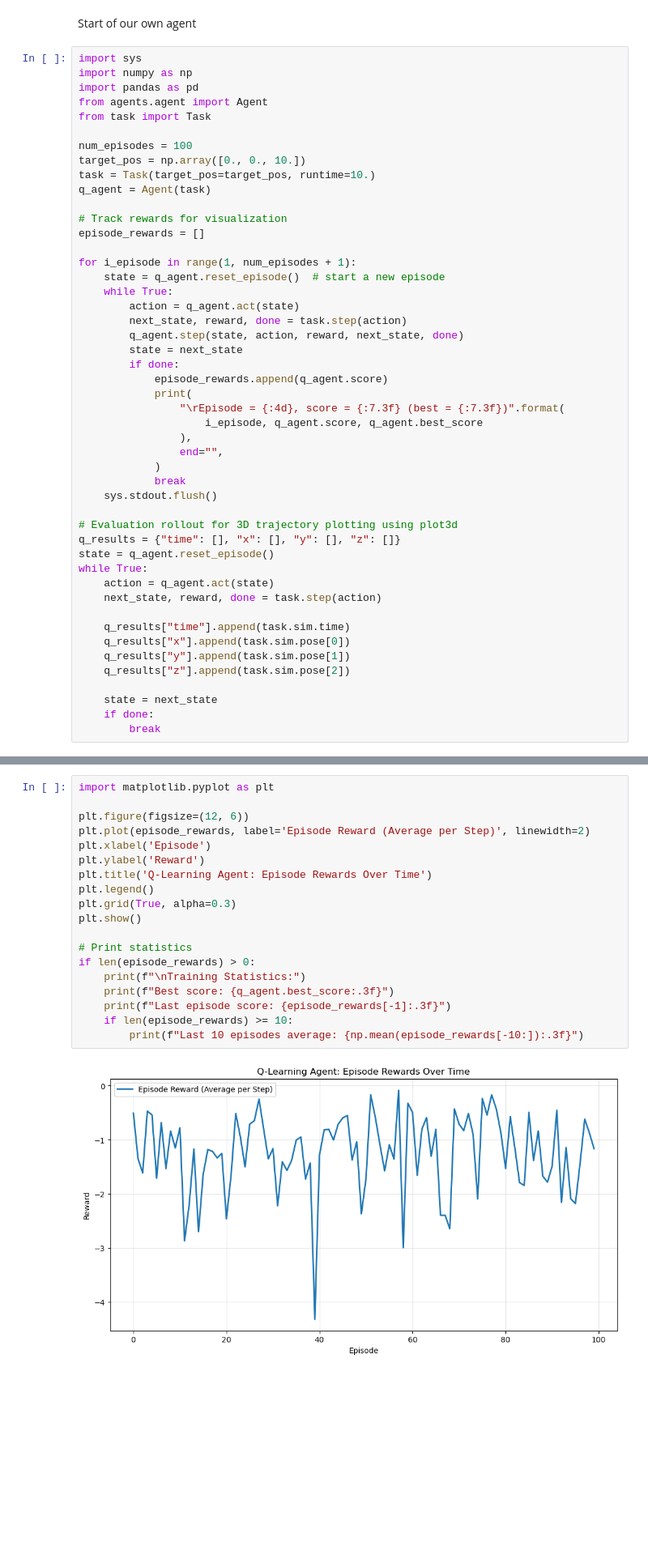
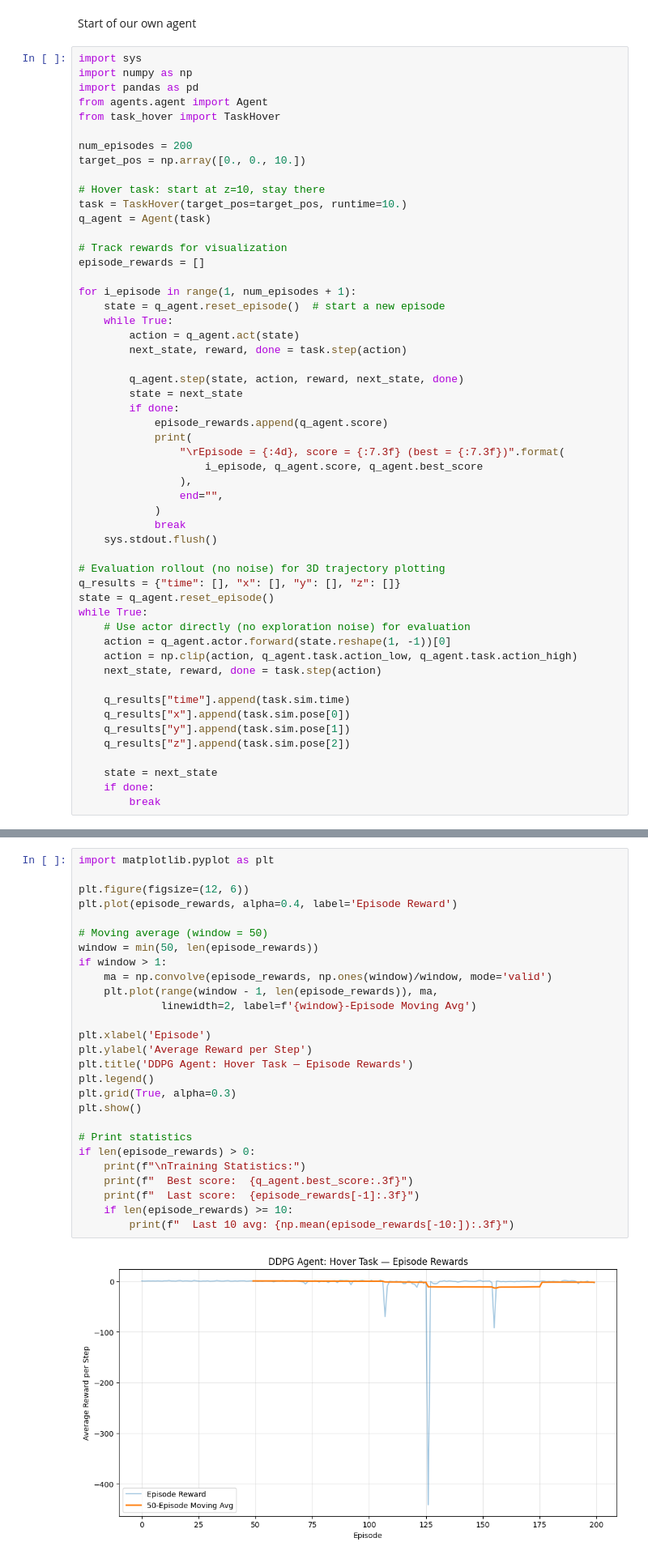
Before and after one commit to Hj-c0ding/RL-Quadcopter, a Jupyter notebook: RL-Quadcopter-2-master/Quadcopter_Project.ipynb, the cells around one changed output, grey strips where cells are left out. Shown at 81% size. Cells and saved outputs as stored; diff of their text form; blank space fills up the shorter version.

Commit message:
improving agent

```diff
--- a/RL-Quadcopter-2-master/Quadcopter_Project.ipynb
+++ b/RL-Quadcopter-2-master/Quadcopter_Project.ipynb
@@ -311,11 +314,13 @@ import sys
 import numpy as np
 import pandas as pd
 from agents.agent import Agent
-from task import Task
+from task_hover import TaskHover
 
-num_episodes = 100
+num_episodes = 200
 target_pos = np.array([0., 0., 10.])
-task = Task(target_pos=target_pos, runtime=10.)
+
+# Hover task: start at z=10, stay there
+task = TaskHover(target_pos=target_pos, runtime=10.)
 q_agent = Agent(task)
 
 # Track rewards for visualization
@@ -326,6 +331,7 @@ for i_episode in range(1, num_episodes + 1):
     while True:
         action = q_agent.act(state)
         next_state, reward, done = task.step(action)
+
         q_agent.step(state, action, reward, next_state, done)
         state = next_state
         if done:
@@ -339,11 +345,13 @@ for i_episode in range(1, num_episodes + 1):
             break
     sys.stdout.flush()
 
-# Evaluation rollout for 3D trajectory plotting using plot3d
+# Evaluation rollout (no noise) for 3D trajectory plotting
 q_results = {"time": [], "x": [], "y": [], "z": []}
 state = q_agent.reset_episode()
 while True:
-    action = q_agent.act(state)
+    # Use actor directly (no exploration noise) for evaluation
+    action = q_agent.actor.forward(state.reshape(1, -1))[0]
+    action = np.clip(action, q_agent.task.action_low, q_agent.task.action_high)
     next_state, reward, done = task.step(action)
 
     q_results["time"].append(task.sim.time)
@@ -363,22 +371,30 @@ Once you are satisfied with your performance, plot the episode rewards, either f
 # %%
 import matplotlib.pyplot as plt
 
 plt.figure(figsize=(12, 6))
-plt.plot(episode_rewards, label='Episode Reward (Average per Step)', linewidth=2)
+plt.plot(episode_rewards, alpha=0.4, label='Episode Reward')
+
+# Moving average (window = 50)
+window = min(50, len(episode_rewards))
+if window > 1:
+    ma = np.convolve(episode_rewards, np.ones(window)/window, mode='valid')
+    plt.plot(range(window - 1, len(episode_rewards)), ma,
+             linewidth=2, label=f'{window}-Episode Moving Avg')
+
 plt.xlabel('Episode')
-plt.ylabel('Reward')
-plt.title('Q-Learning Agent: Episode Rewards Over Time')
+plt.ylabel('Average Reward per Step')
+plt.title('DDPG Agent: Hover Task — Episode Rewards')
 plt.legend()
 plt.grid(True, alpha=0.3)
 plt.show()
 
 # Print statistics
 if len(episode_rewards) > 0:
     print(f"\nTraining Statistics:")
-    print(f"Best score: {q_agent.best_score:.3f}")
-    print(f"Last episode score: {episode_rewards[-1]:.3f}")
+    print(f"  Best score:  {q_agent.best_score:.3f}")
+    print(f"  Last score:  {episode_rewards[-1]:.3f}")
     if len(episode_rewards) >= 10:
-        print(f"Last 10 episodes average: {np.mean(episode_rewards[-10:]):.3f}")
+        print(f"  Last 10 avg: {np.mean(episode_rewards[-10:]):.3f}")
 # %% [output]
-[figure, old version]
+[figure, new version]
 Training Statistics:
```
Also changed, not shown: parts of 14 cells of this notebook, 3 other files.
